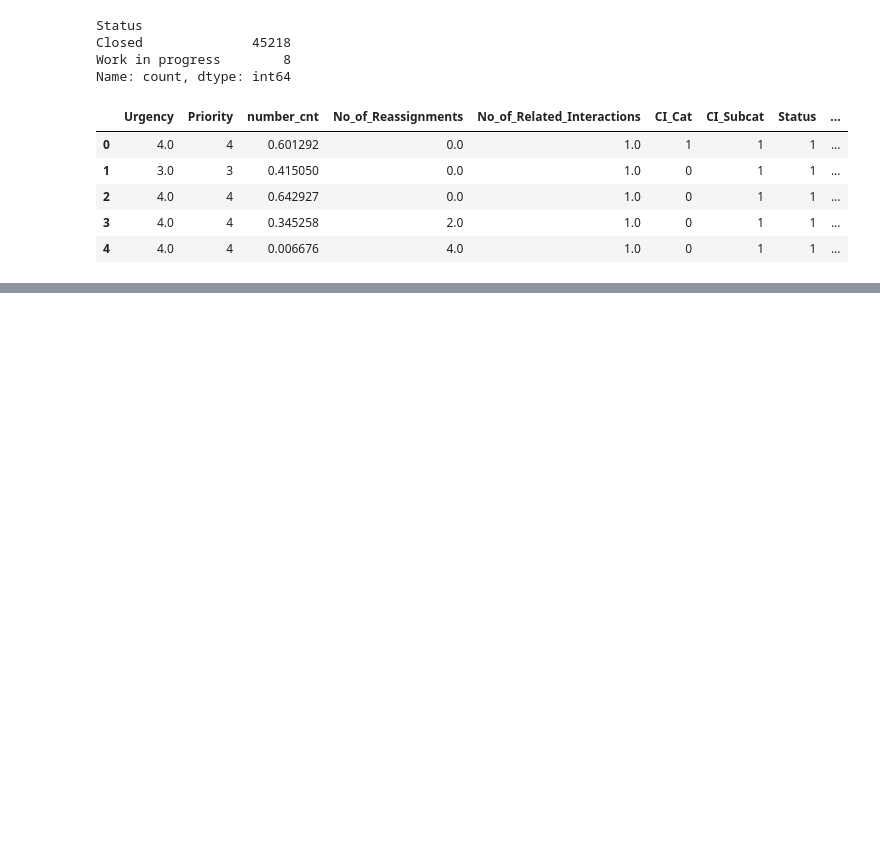
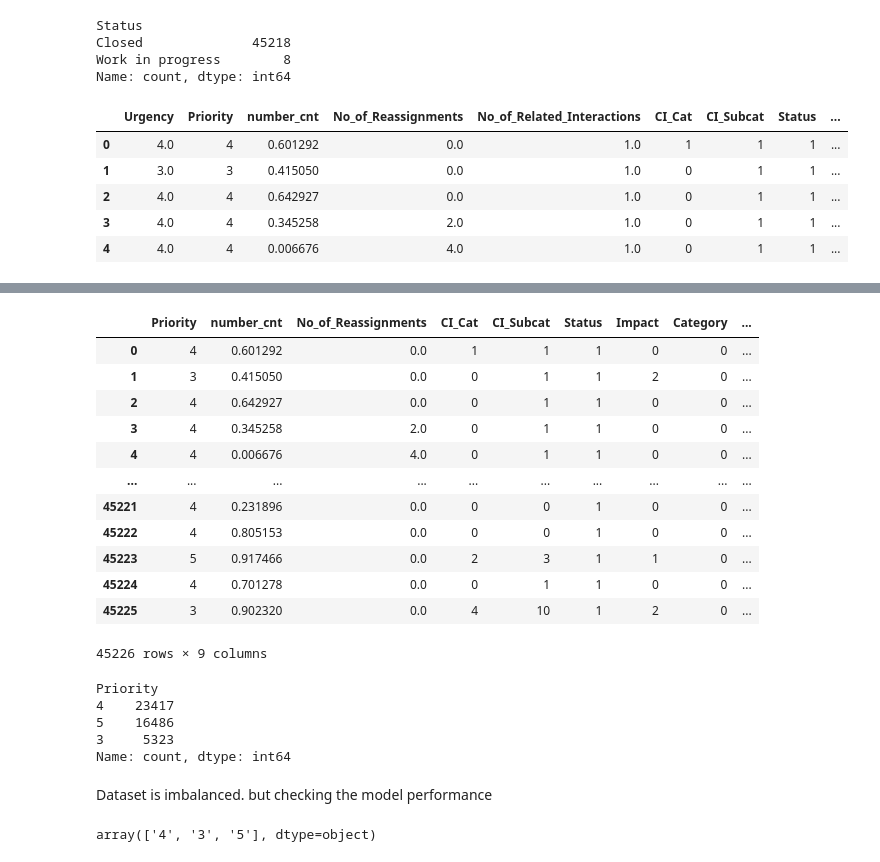
Before and after one commit to ash-171/ABCtech, a Jupyter notebook: PRCL-0012.ipynb, the cells around one changed output, grey strips where cells are left out. Cells and saved outputs as stored; diff of their text form; code cells hidden in the pictures; blank space fills up the shorter version.

Commit message:
added model creation

```diff
--- a/PRCL-0012.ipynb
+++ b/PRCL-0012.ipynb
@@ -707,0 +733,26 @@ for i in ['Close_Time','Resolved_Time']:
+# %%
+df_task_1.drop('Urgency',axis=1)
+# %% [output]
+|  | Priority | number_cnt | No_of_Reassignments | CI_Cat | CI_Subcat | Status | Impact | Category | ... |
+| 0 | 4 | 0.601292 | 0.0 | 1 | 1 | 1 | 0 | 0 | ... |
+| 1 | 3 | 0.415050 | 0.0 | 0 | 1 | 1 | 2 | 0 | ... |
+| 2 | 4 | 0.642927 | 0.0 | 0 | 1 | 1 | 0 | 0 | ... |
+| 3 | 4 | 0.345258 | 2.0 | 0 | 1 | 1 | 0 | 0 | ... |
+| 4 | 4 | 0.006676 | 4.0 | 0 | 1 | 1 | 0 | 0 | ... |
+| ... | ... | ... | ... | ... | ... | ... | ... | ... | ... |
+| 45221 | 4 | 0.231896 | 0.0 | 0 | 0 | 1 | 0 | 0 | ... |
+| 45222 | 4 | 0.805153 | 0.0 | 0 | 0 | 1 | 0 | 0 | ... |
+| 45223 | 5 | 0.917466 | 0.0 | 2 | 3 | 1 | 1 | 0 | ... |
+| 45224 | 4 | 0.701278 | 0.0 | 0 | 1 | 1 | 0 | 0 | ... |
+| 45225 | 3 | 0.902320 | 0.0 | 4 | 10 | 1 | 2 | 0 | ... |
+45226 rows × 9 columns
+# %%
+df_task_1['Priority'].value_counts()
+# %% [output]
+Priority
+4    23417
+5    16486
+3     5323
+Name: count, dtype: int64
+# %% [markdown]
+Dataset is imbalanced. but checking the model performance
@@ -707,0 +762,4 @@ for i in ['Close_Time','Resolved_Time']:
+# %%
+y.unique()
+# %% [output]
+array(['4', '3', '5'], dtype=object)
```
Also changed, not shown: parts of 37 cells of this notebook.
